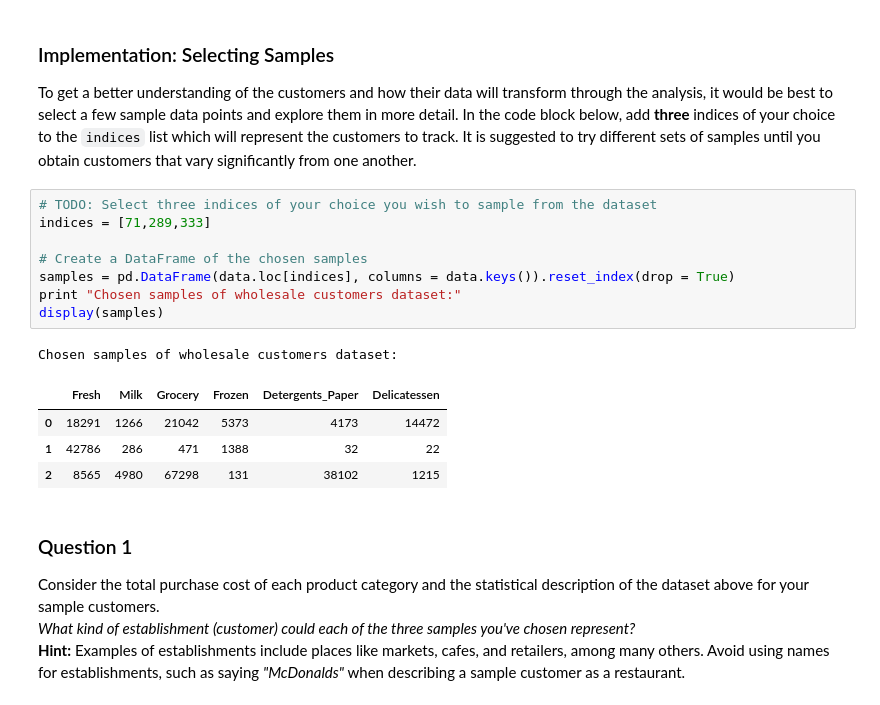
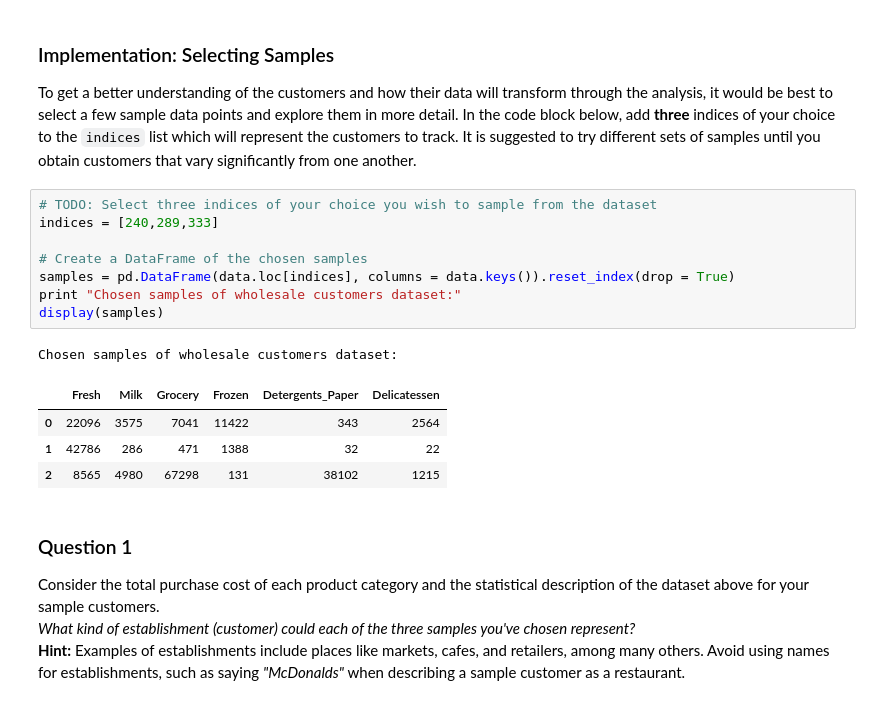
Before and after one commit to LevinJ/machine-learning, a Jupyter notebook: projects/creating_customer_segments/customer_segments.ipynb, the cells around one changed output. Saved outputs shown, nothing was run; the diff lists cells and outputs as text.

```diff
--- a/projects/creating_customer_segments/customer_segments.ipynb
+++ b/projects/creating_customer_segments/customer_segments.ipynb
@@ -58,16 +58,16 @@ display(data.describe())
 To get a better understanding of the customers and how their data will transform through the analysis, it would be best to select a few sample data points and explore them in more detail. In the code block below, add **three** indices of your choice to the `indices` list which will represent the customers to track. It is suggested to try different sets of samples until you obtain customers that vary significantly from one another.
 # %%
 # TODO: Select three indices of your choice you wish to sample from the dataset
-indices = [71,289,333]
+indices = [240,289,333]
 
 # Create a DataFrame of the chosen samples
 samples = pd.DataFrame(data.loc[indices], columns = data.keys()).reset_index(drop = True)
 print "Chosen samples of wholesale customers dataset:"
 display(samples)
 # %% [output]
 Chosen samples of wholesale customers dataset:
 |  | Fresh | Milk | Grocery | Frozen | Detergents_Paper | Delicatessen |
-| 0 | 18291 | 1266 | 21042 | 5373 | 4173 | 14472 |
+| 0 | 22096 | 3575 | 7041 | 11422 | 343 | 2564 |
 | 1 | 42786 | 286 | 471 | 1388 | 32 | 22 |
 | 2 | 8565 | 4980 | 67298 | 131 | 38102 | 1215 |
 # %% [markdown]
```
Also changed, not shown: parts of 11 cells of this notebook, 3 other files.
